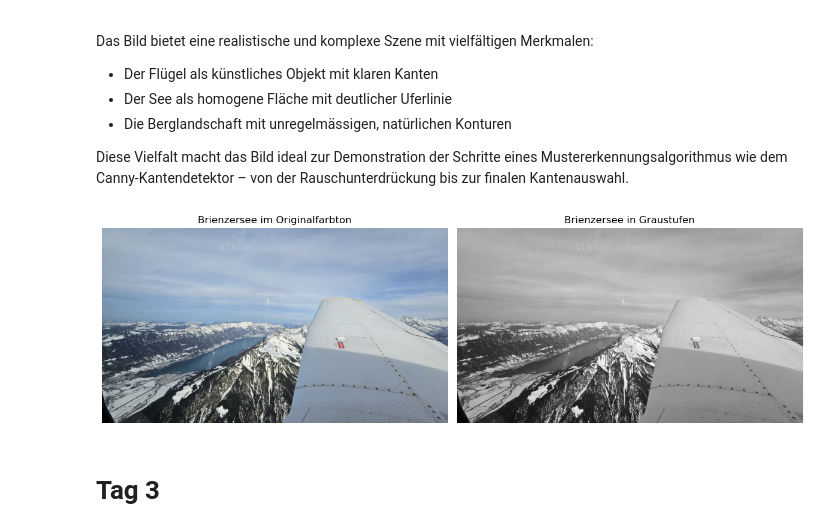
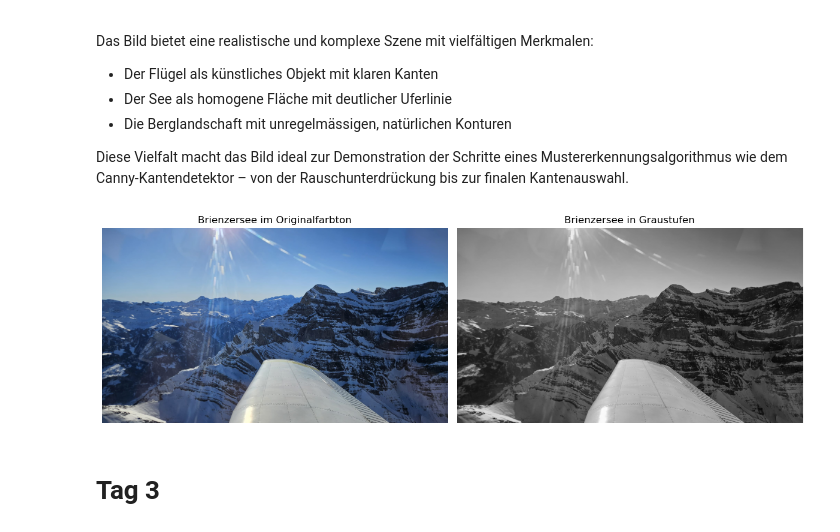
Before and after one commit to Tschoppsilas/GBSV_2025, a Jupyter notebook: MC2/Day Submission/Day_4_Algorithms for Pattern Detection.ipynb, the cells around one changed output. Saved outputs shown, nothing was run; the diff lists cells and outputs as text; code cells hidden in the pictures.

```diff
--- a/MC2/Day Submission/Day_4_Algorithms for Pattern Detection.ipynb
+++ b/MC2/Day Submission/Day_4_Algorithms for Pattern Detection.ipynb
@@ -128,29 +128,30 @@ Diese Vielfalt macht das Bild ideal zur Demonstration der Schritte eines Mustere
 # %%
 import cv2
 import matplotlib.pyplot as plt
 
 # Bild laden (Original und Graustufen)
-img_color = cv2.imread("C:\\Users\\silas\\PycharmProjects\\GBSV_2025\\MC2\\Data\\Brienzersee.jpg")
+#img_color = cv2.imread("C:\\Users\\silas\\PycharmProjects\\GBSV_2025\\MC2\\Data\\Brienzersee.jpg")
+img_color = cv2.imread("C:\\Users\\silas\\PycharmProjects\\GBSV_2025\\MC2\\Data\\Berg_bei_glarus.jpg")
 img = cv2.cvtColor(img_color, cv2.COLOR_BGR2GRAY)
 
 # Anzeigen der Bilder nebeneinander
 fig, axes = plt.subplots(1, 2, figsize=(12, 6))
 
 # Originalbild anzeigen
 axes[0].imshow(cv2.cvtColor(img_color, cv2.COLOR_BGR2RGB))
 axes[0].set_title('Brienzersee im Originalfarbton')
 axes[0].axis('off')  # Achsen ausblenden
 
 # Graustufenbild anzeigen
 axes[1].imshow(img, cmap='gray')
 axes[1].set_title('Brienzersee in Graustufen')
 axes[1].axis('off')  # Achsen ausblenden
 
 # Anzeigen der Bilder
 plt.tight_layout()
 plt.show()
 # %% [output]
-[figure, old version]
+[figure, new version]
 # %% [markdown]
 # Tag 3
 # %%
```
Also changed, not shown: parts of 4 cells of this notebook, 8 other files.
